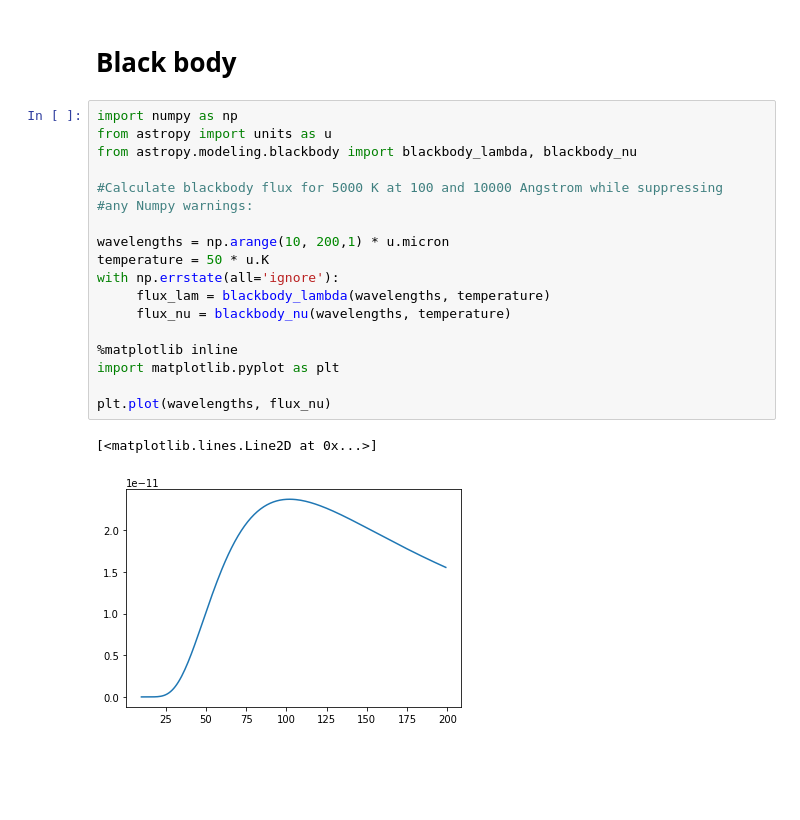
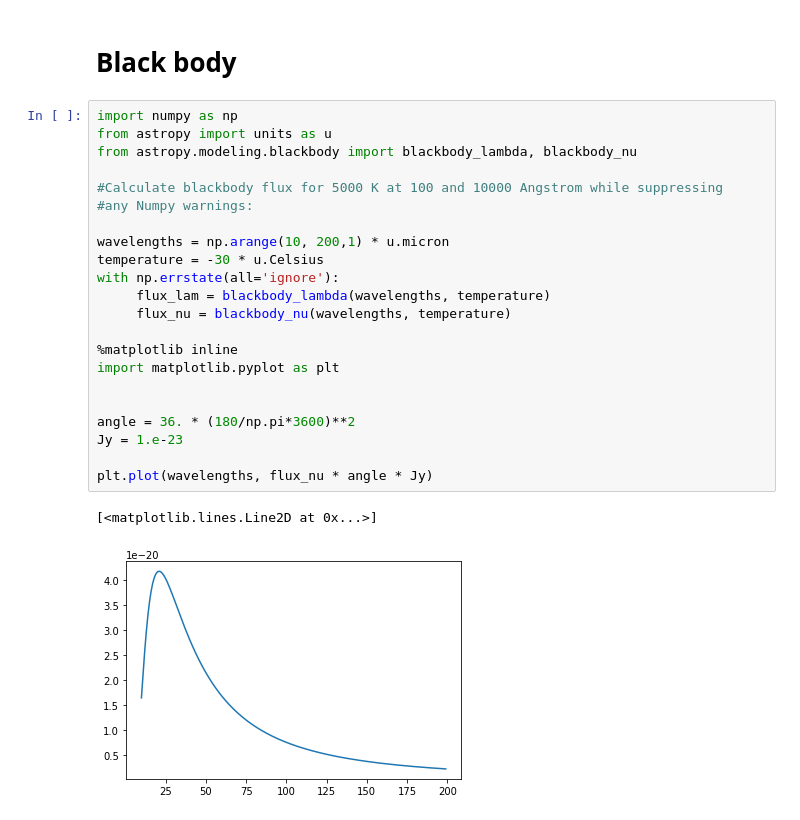
Before and after one commit to darioflute/fifipy, a Jupyter notebook: notebooks/AtranModels.ipynb, the cells around one changed output. Cells and saved outputs as stored; diff of their text form; blank space fills up the shorter version.

```diff
--- a/notebooks/AtranModels.ipynb
+++ b/notebooks/AtranModels.ipynb
@@ -489,21 +489,25 @@ plt.grid()
 # %%
 import numpy as np
 from astropy import units as u
 from astropy.modeling.blackbody import blackbody_lambda, blackbody_nu
 
 #Calculate blackbody flux for 5000 K at 100 and 10000 Angstrom while suppressing
 #any Numpy warnings:
 
 wavelengths = np.arange(10, 200,1) * u.micron
-temperature = 50 * u.K
+temperature = -30 * u.Celsius
 with np.errstate(all='ignore'):
      flux_lam = blackbody_lambda(wavelengths, temperature)
      flux_nu = blackbody_nu(wavelengths, temperature)
 
 %matplotlib inline
 import matplotlib.pyplot as plt
 
-plt.plot(wavelengths, flux_nu)
+
+angle = 36. * (180/np.pi*3600)**2
+Jy = 1.e-23
+
+plt.plot(wavelengths, flux_nu * angle * Jy)
 # %% [output]
 [<matplotlib.lines.Line2D at 0x...>]
-[figure, old version]
+[figure, new version]
```
Also changed, not shown: parts of 10 cells of this notebook.
